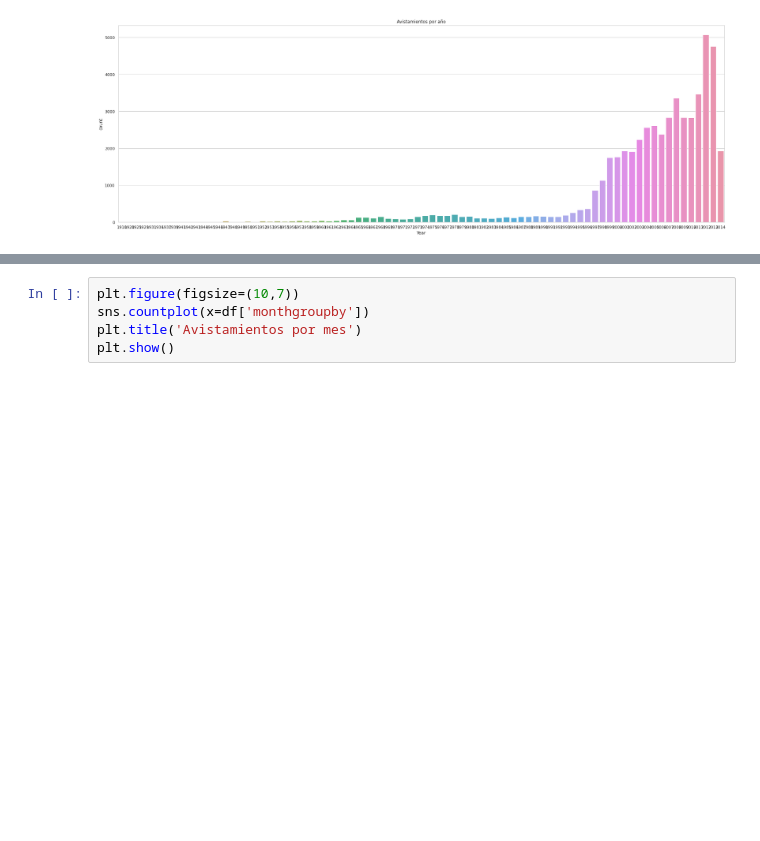
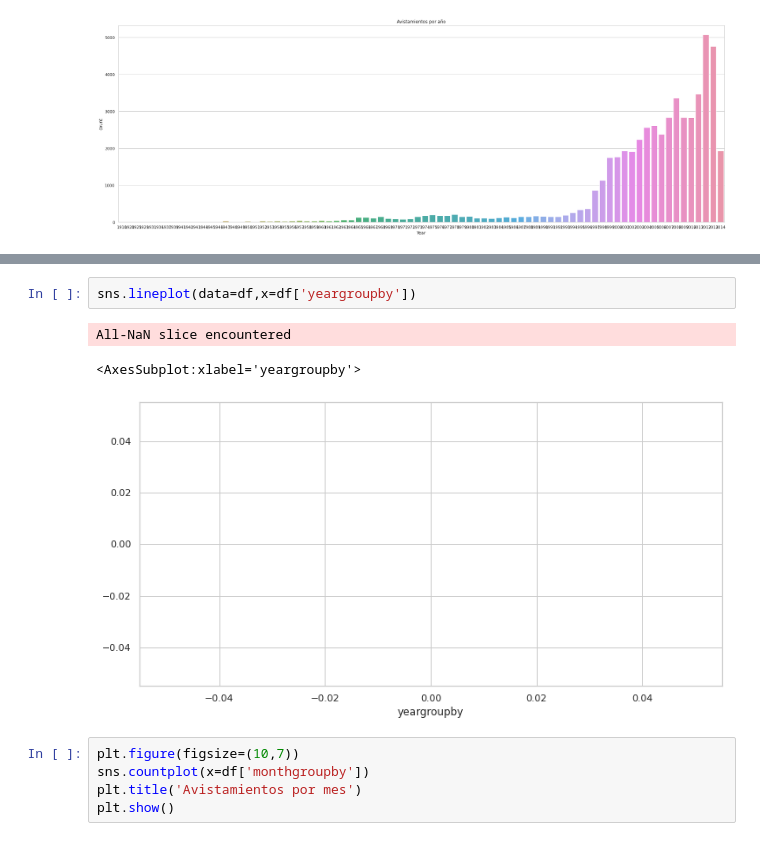
Before and after one commit to LuisSerranoCerame/Aliens, a Jupyter notebook: VisualsDate.ipynb, the cells around one changed output, grey strips where cells are left out. Drawn from its saved outputs; the diff is of its cells as text; blank space fills up the shorter version.

```diff
--- a/VisualsDate.ipynb
+++ b/VisualsDate.ipynb
@@ -498,3 +553,9 @@ plt.show()
+# %%
+sns.lineplot(data=df,x=df['yeargroupby'])
+# %% [output]
+All-NaN slice encountered
+<AxesSubplot:xlabel='yeargroupby'>
+[figure, added]
 # %%
 plt.figure(figsize=(10,7))
 sns.countplot(x=df['monthgroupby'])
```
Also changed, not shown: parts of 8 cells of this notebook, 5 other files.
